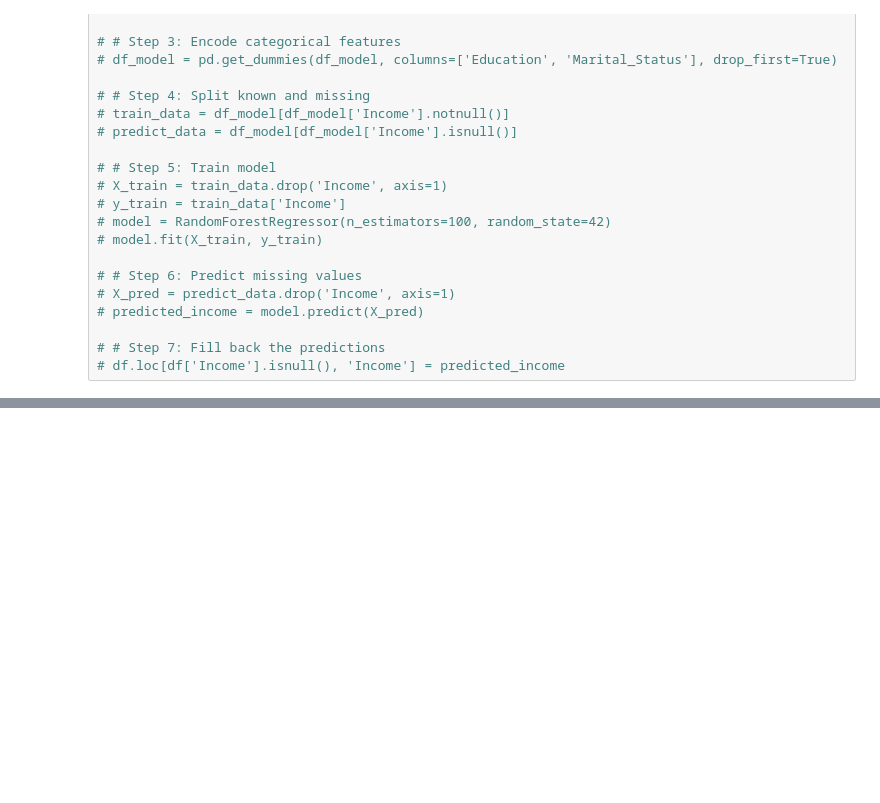
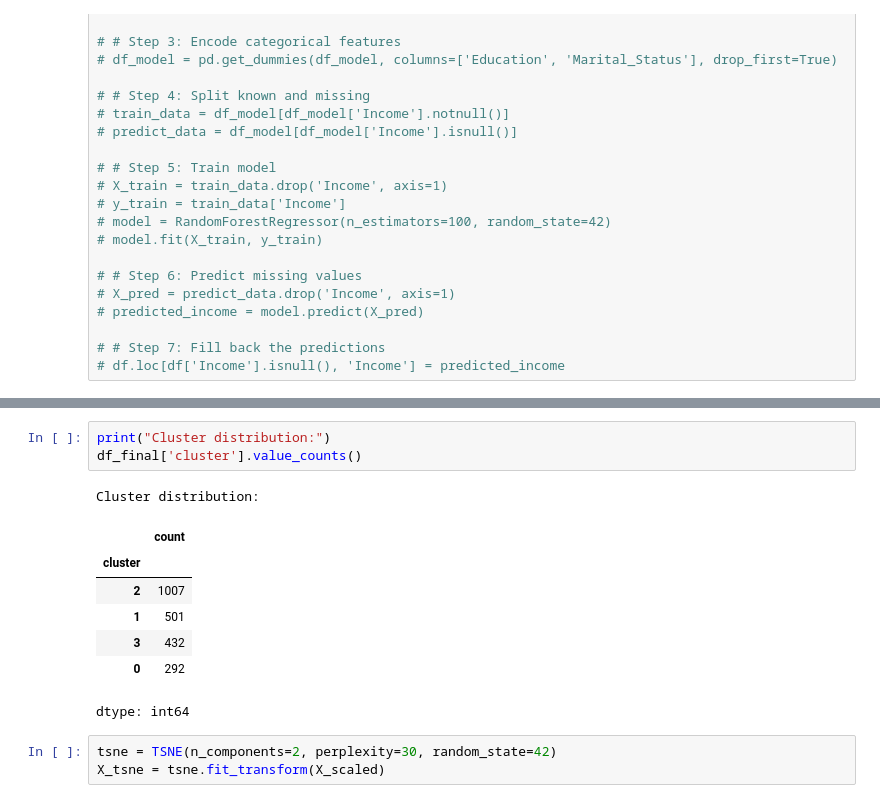
Before and after one commit to akshaykumar2972/POC2025, a Jupyter notebook: Customer_Personality_Analysis.ipynb, the cells around one changed output, grey strips where cells are left out. Drawn from its saved outputs; the diff is of its cells as text; blank space fills up the shorter version.

```diff
--- a/Customer_Personality_Analysis.ipynb
+++ b/Customer_Personality_Analysis.ipynb
@@ -664,0 +728,15 @@ sns.heatmap(df_final.corr(), annot=True, cmap='coolwarm', fmt=".2f")
+# %%
+print("Cluster distribution:")
+df_final['cluster'].value_counts()
+# %% [output]
+Cluster distribution:
+|  | count |
+| cluster |  |
+| 2 | 1007 |
+| 1 | 501 |
+| 3 | 432 |
+| 0 | 292 |
+dtype: int64
+# %%
+tsne = TSNE(n_components=2, perplexity=30, random_state=42)
+X_tsne = tsne.fit_transform(X_scaled)
```
Also changed, not shown: parts of 21 cells of this notebook.
